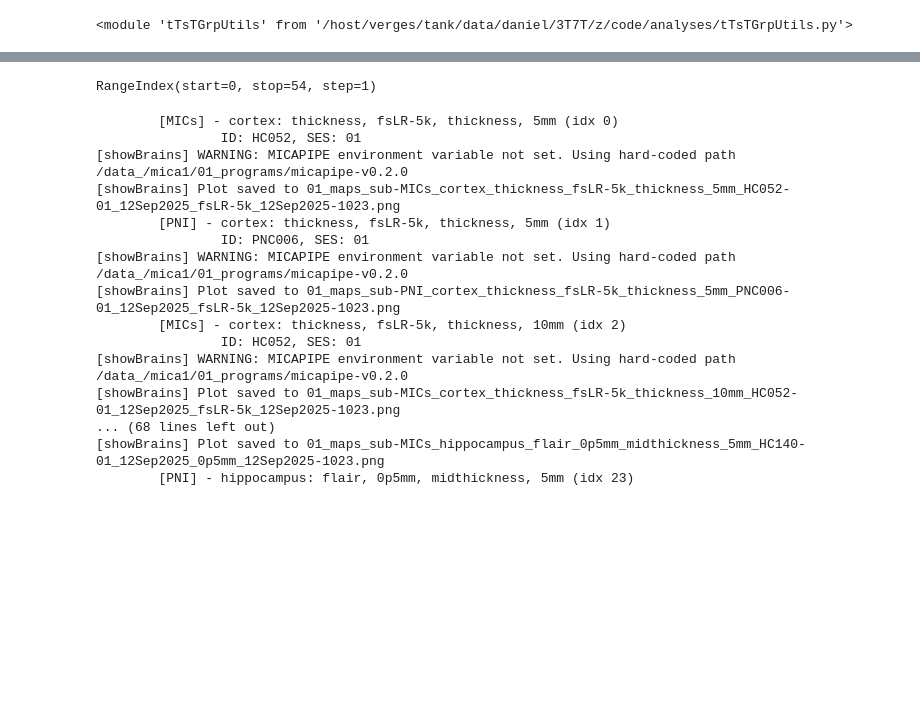
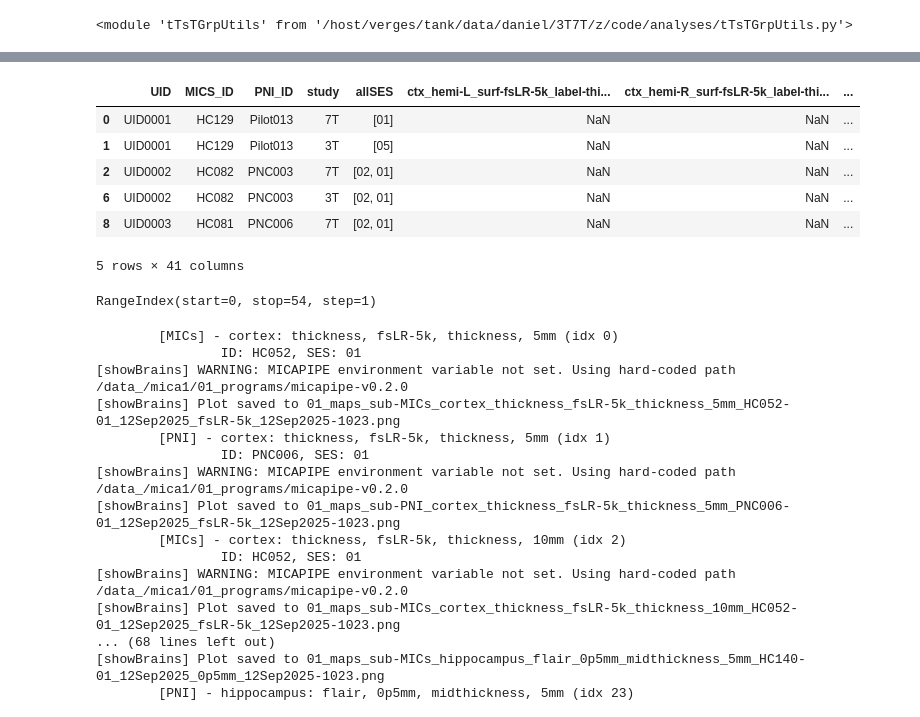
Before and after one commit to mendelsonD/3T7T, a Jupyter notebook: analyses/scratch.ipynb, the cells around one changed output, grey strips where cells are left out. Cells and saved outputs as stored; diff of their text form; code cells hidden in the pictures; blank space fills up the shorter version.

```diff
--- a/analyses/scratch.ipynb
+++ b/analyses/scratch.ipynb
@@ -77,0 +159,22 @@ tsutil.print_dict(comps, df_print = False)
+# %%
+
+# create output df
+coi_out = ['UID', 'MICS_ID', 'PNI_ID', 'study'] + mapCols
+out = df_pths_clean_working[coi_out].drop_duplicates(subset=['UID', 'study']).copy()
+out['allSES'] = df_pths_clean_working.groupby(['UID', 'study']).apply(lambda x: [ses for _, ses in sorted(zip(x['Date'], x['SES']), reverse=True)]).reset_index(drop=True)
+
+cols = out.columns.tolist()
+allSES_index = cols.index('study')
+cols.insert(allSES_index + 1, cols.pop(cols.index('allSES')))
+
+out = out[cols]
+# replace all mapCols with np.nan
+out.head()
+# %% [output]
+|  | UID | MICS_ID | PNI_ID | study | allSES | ctx_hemi-L_surf-fsLR-5k_label-thi... | ctx_hemi-R_surf-fsLR-5k_label-thi... | ... |
+| 0 | UID0001 | HC129 | Pilot013 | 7T | [01] | NaN | NaN | ... |
+| 1 | UID0001 | HC129 | Pilot013 | 3T | [05] | NaN | NaN | ... |
+| 2 | UID0002 | HC082 | PNC003 | 7T | [02, 01] | NaN | NaN | ... |
+| 6 | UID0002 | HC082 | PNC003 | 3T | [02, 01] | NaN | NaN | ... |
+| 8 | UID0003 | HC081 | PNC006 | 7T | [02, 01] | NaN | NaN | ... |
+5 rows × 41 columns
```
Also changed, not shown: parts of 11 cells of this notebook, 3 other files.
